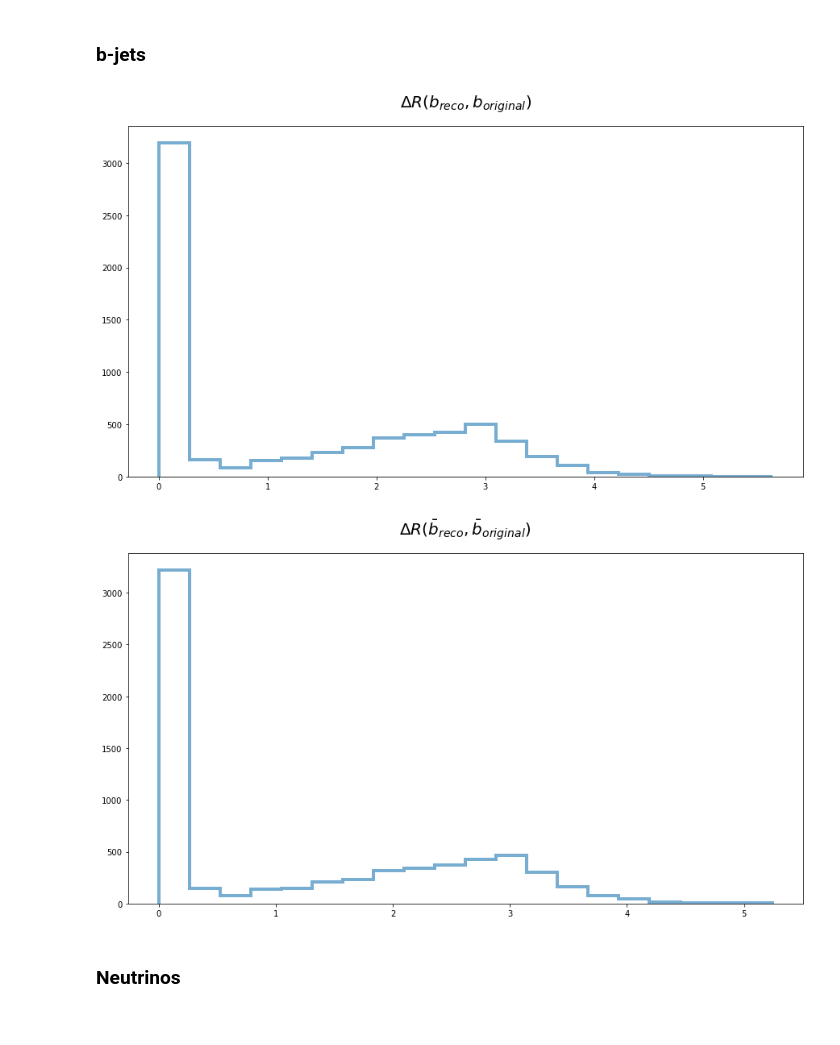
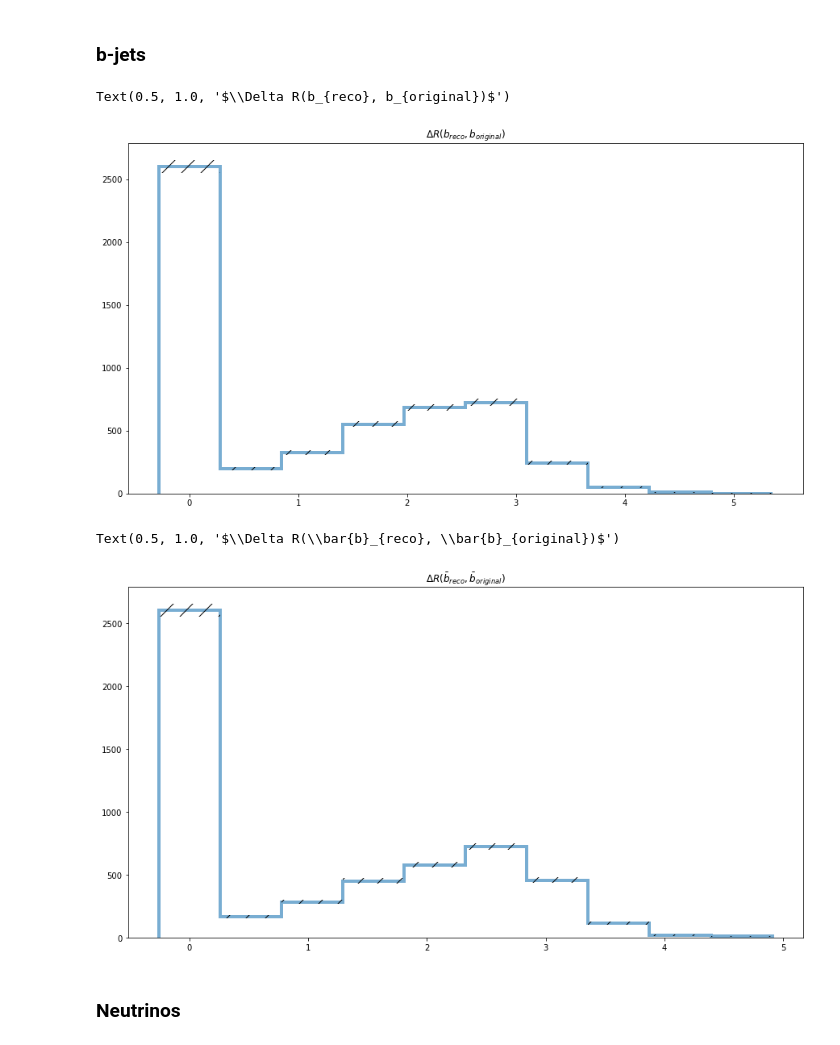
Before and after one commit to cmpatino/optimal-observables, a Jupyter notebook: consistency_checks/Reconstruction.ipynb, the cells around one changed output. Cells and saved outputs as stored; diff of their text form; code cells hidden in the pictures.

```diff
--- a/consistency_checks/Reconstruction.ipynb
+++ b/consistency_checks/Reconstruction.ipynb
@@ -70,11 +72,11 @@ mu_tbar_mask = (
 def get_leptons_pre(events, e_mask, mu_mask):
     coords = ["PT", "Eta", "Phi"]
     e_kinematics = {
-        coord: events[f"Particle.{coord}"].array()[e_mask][idx_mask]
+        coord: events[f"Particle.{coord}"].array()[e_mask][idx_mask][weights_mask]
         for coord in coords
     }
     mu_kinematics = {
-        coord: events[f"Particle.{coord}"].array()[mu_mask][idx_mask]
+        coord: events[f"Particle.{coord}"].array()[mu_mask][idx_mask][weights_mask]
         for coord in coords
     }
 
@@ -116,7 +118,7 @@ b_tbar_mask = (
 def get_bjets_pre(events, b_mask):
     coords = ["PT", "Eta", "Phi", "Mass"]
     b_kinematics = {
-        coord: events[f"Particle.{coord}"].array()[b_mask][idx_mask]
+        coord: events[f"Particle.{coord}"].array()[b_mask][idx_mask][weights_mask]
         for coord in coords
     }
 
@@ -218,7 +220,7 @@ dRs_l_t = list()
 for idx in range(len(l_t_pre)):
     cand_dR = 1e10
     for jdx in range(len(l_t_pre[idx])):
-        dR = kinematics.dR(l_t_pre[idx][jdx: jdx + 1], arrays["p_l_t"][idx: idx + 1])
+        dR = kinematics.dR(l_t_pre[idx][jdx: jdx + 1], arrays["p_l_t"][weights_mask][idx: idx + 1])
         if dR < cand_dR:
             cand_dR = float(dR)
     if cand_dR != 1e10:
@@ -228,7 +230,7 @@ dRs_l_tbar = list()
 for idx in range(len(l_tbar_pre)):
     cand_dR = 1e10
     for jdx in range(len(l_tbar_pre[idx])):
-        dR = kinematics.dR(l_tbar_pre[idx][jdx: jdx + 1], arrays["p_l_tbar"][idx: idx + 1])
+        dR = kinematics.dR(l_tbar_pre[idx][jdx: jdx + 1], arrays["p_l_tbar"][weights_mask][idx: idx + 1])
         if dR < cand_dR:
             cand_dR = float(dR)
     if cand_dR != 1e10:
@@ -248,7 +256,7 @@ dRs_b_t = list()
 for idx in range(len(b_t_pre)):
     cand_dR = 1e10
     for jdx in range(len(b_t_pre[idx])):
-        dR = kinematics.dR(b_t_pre[idx][jdx: jdx + 1], arrays["p_b_t"][idx: idx + 1])
+        dR = kinematics.dR(b_t_pre[idx][jdx: jdx + 1], arrays["p_b_t"][weights_mask][idx: idx + 1])
         if dR < cand_dR:
             cand_dR = float(dR)
     if cand_dR != 1e10:
@@ -258,19 +266,25 @@ dRs_b_tbar = list()
 for idx in range(len(b_tbar_pre)):
     cand_dR = 1e10
     for jdx in range(len(b_tbar_pre[idx])):
-        dR = kinematics.dR(b_tbar_pre[idx][jdx: jdx + 1], arrays["p_b_tbar"][idx: idx + 1])
+        dR = kinematics.dR(b_tbar_pre[idx][jdx: jdx + 1], arrays["p_b_tbar"][weights_mask][idx: idx + 1])
         if dR < cand_dR:
             cand_dR = float(dR)
     if cand_dR != 1e10:
         dRs_b_tbar.append(cand_dR)
 # %%
-_ = histos.hist_var(dRs_b_t, label=r"$\Delta R(b_{reco}, b_{original})$")
+fig, ax = plt.subplots(figsize=(15, 8))
+ax = histos.hist_var(dRs_b_t, ax=ax)
+ax.set_title(r"$\Delta R(b_{reco}, b_{original})$")
 # %% [output]
+Text(0.5, 1.0, '$\\Delta R(b_{reco}, b_{original})$')
-[figure, old version]
+[figure, new version]
 # %%
-_ = histos.hist_var(dRs_b_tbar, label=r"$\Delta R(\bar{b}_{reco}, \bar{b}_{original})$")
+fig, ax = plt.subplots(figsize=(15, 8))
+ax = histos.hist_var(dRs_b_tbar, ax=ax)
+ax.set_title(r"$\Delta R(\bar{b}_{reco}, \bar{b}_{original})$")
 # %% [output]
+Text(0.5, 1.0, '$\\Delta R(\\bar{b}_{reco}, \\bar{b}_{original})$')
-[figure, old version]
+[figure, new version]
 # %% [markdown]
 ### Neutrinos
 # %%
```
Also changed, not shown: parts of 13 cells of this notebook.
